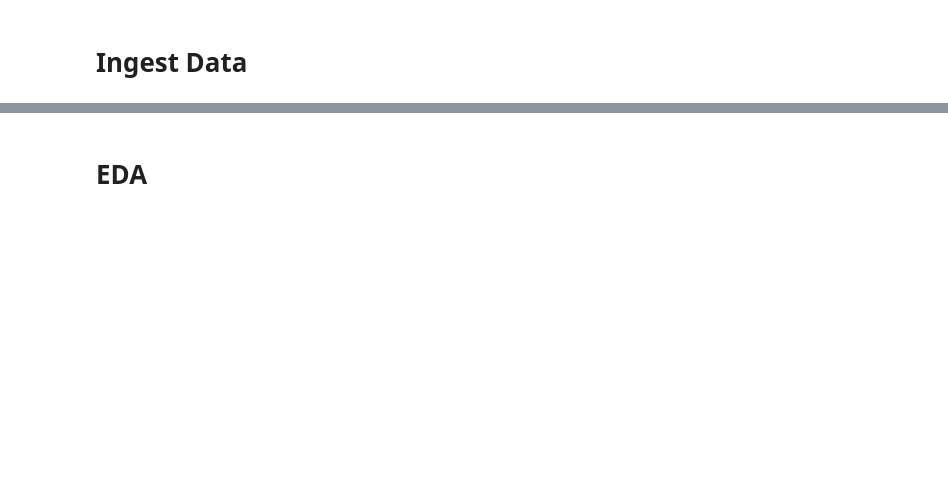
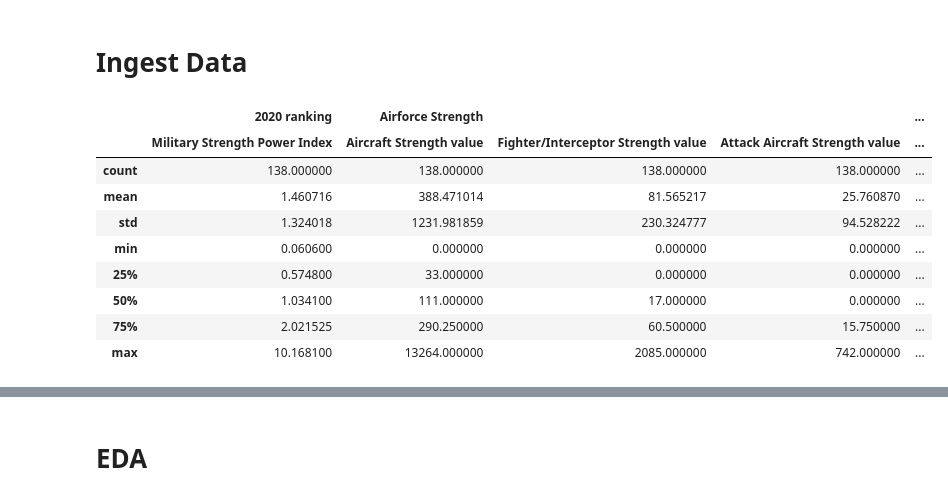
Before and after one commit to bugeki/ML, a Jupyter notebook: military_power_clustering.ipynb, the cells around one changed output, grey strips where cells are left out. Cells and saved outputs as stored; diff of their text form; code cells hidden in the pictures; blank space fills up the shorter version.

Commit message:
Colaboratory kullanılarak oluşturuldu

```diff
--- a/military_power_clustering.ipynb
+++ b/military_power_clustering.ipynb
@@ -10,0 +35,3 @@ Source : globalfirepower.com on 1st may 2020
+# %%
+df = pd.read_excel("/content/drive/MyDrive/Colab Notebooks/ML/Ass 4/World military power.xlsx",header=[0,1])
+df.head()
@@ -11,2 +47,15 @@ Source : globalfirepower.com on 1st may 2020
 # %% [markdown]
 # Ingest Data
+# %%
+df.describe()
+# %% [output]
+|  | 2020 ranking | Airforce Strength |  |  | ... |
+|  | Military Strength Power Index | Aircraft Strength value | Fighter/Interceptor Strength value | Attack Aircraft Strength value | ... |
+| count | 138.000000 | 138.000000 | 138.000000 | 138.000000 | ... |
+| mean | 1.460716 | 388.471014 | 81.565217 | 25.760870 | ... |
+| std | 1.324018 | 1231.981859 | 230.324777 | 94.528222 | ... |
+| min | 0.060600 | 0.000000 | 0.000000 | 0.000000 | ... |
+| 25% | 0.574800 | 33.000000 | 0.000000 | 0.000000 | ... |
+| 50% | 1.034100 | 111.000000 | 17.000000 | 0.000000 | ... |
+| 75% | 2.021525 | 290.250000 | 60.500000 | 15.750000 | ... |
+| max | 10.168100 | 13264.000000 | 2085.000000 | 742.000000 | ... |
```
Also changed, not shown: parts of 9 cells of this notebook.
